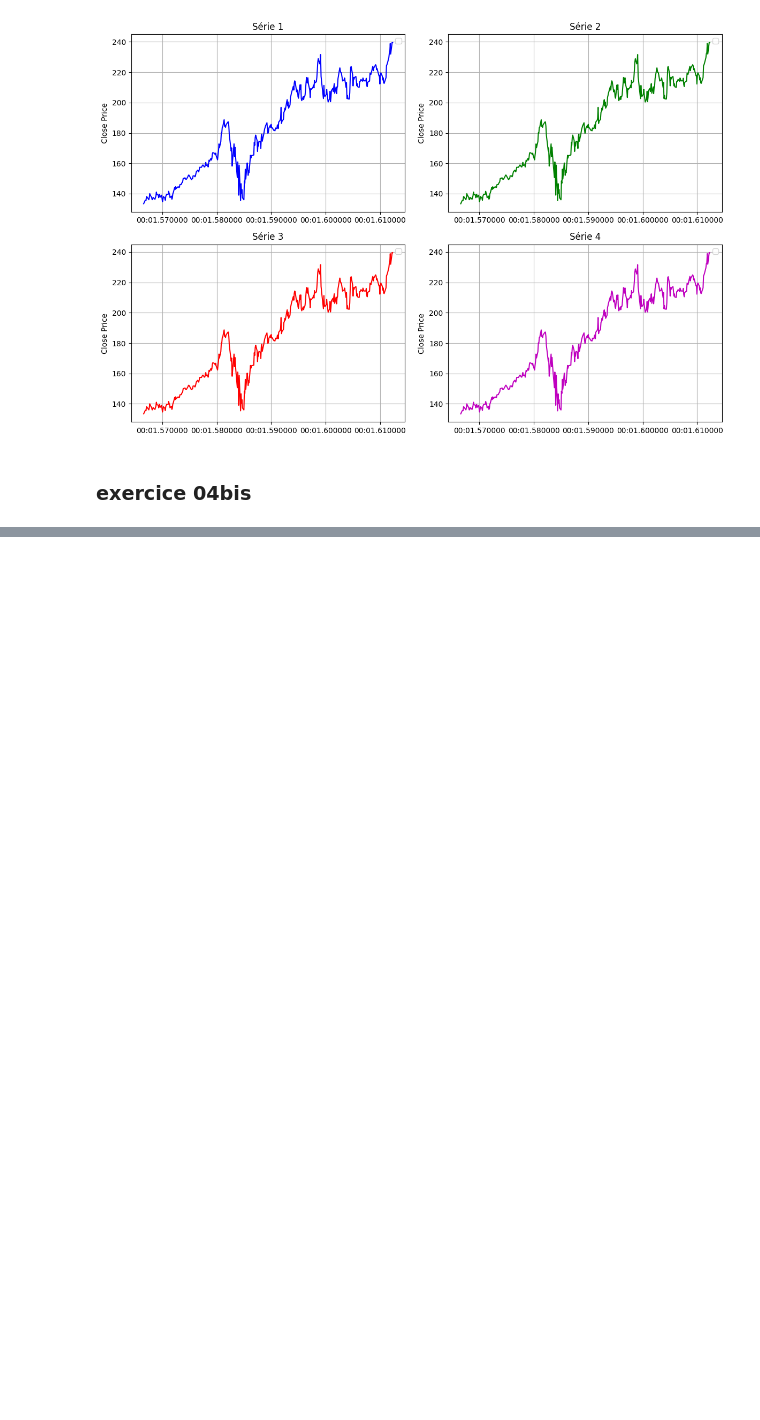
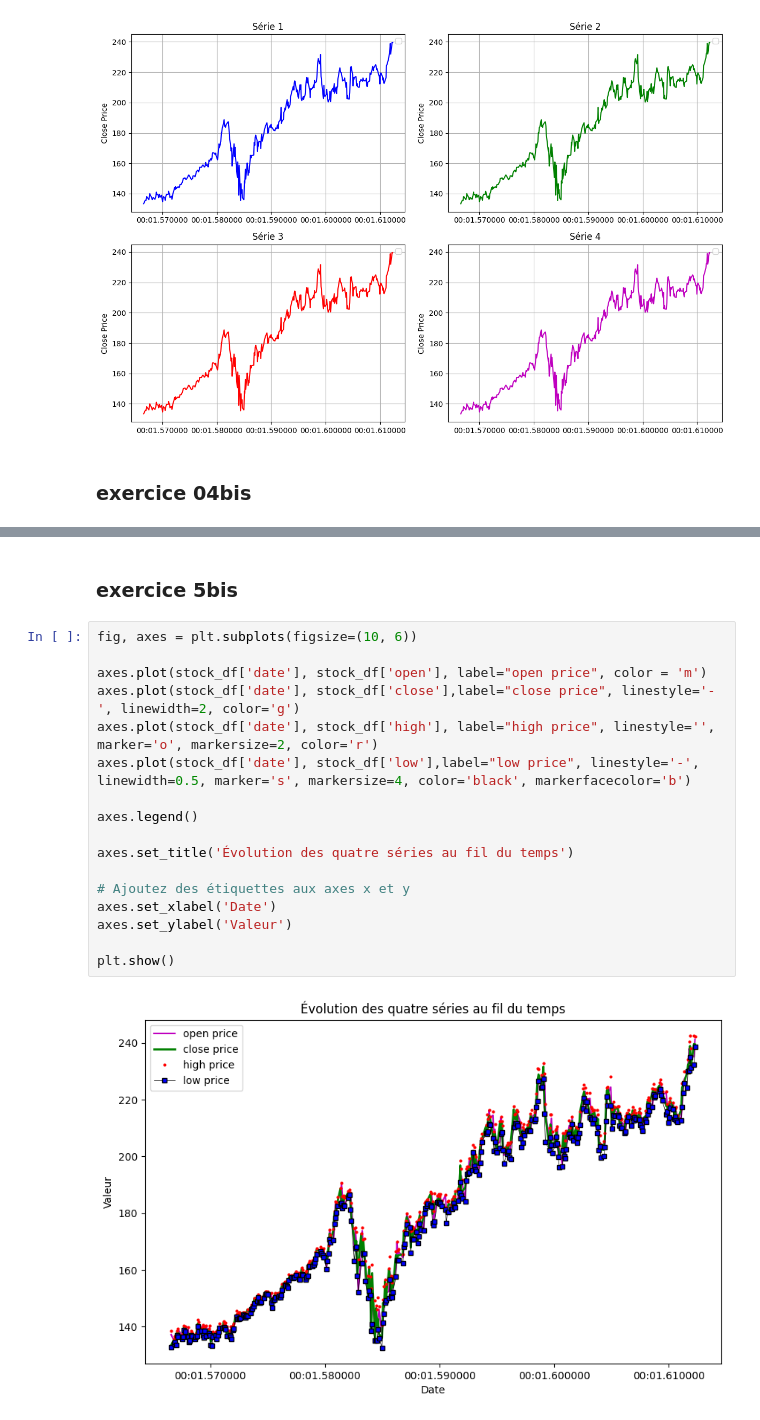
Before and after one commit to Jadesaadouni/Piscine-2024-5, a Jupyter notebook: day05.ipynb, the cells around one changed output, grey strips where cells are left out. Drawn from its saved outputs; the diff is of its cells as text; blank space fills up the shorter version.

```diff
--- a/day05.ipynb
+++ b/day05.ipynb
@@ -341,0 +364,21 @@ NameError: name 'pd' is not defined
+# %% [markdown]
+### exercice 5bis
+# %%
+fig, axes = plt.subplots(figsize=(10, 6))
+
+axes.plot(stock_df['date'], stock_df['open'], label="open price", color = 'm')
+axes.plot(stock_df['date'], stock_df['close'],label="close price", linestyle='-', linewidth=2, color='g')
+axes.plot(stock_df['date'], stock_df['high'], label="high price", linestyle='', marker='o', markersize=2, color='r')
+axes.plot(stock_df['date'], stock_df['low'],label="low price", linestyle='-', linewidth=0.5, marker='s', markersize=4, color='black', markerfacecolor='b')
+
+axes.legend()
+
+axes.set_title('Évolution des quatre séries au fil du temps')
+
+# Ajoutez des étiquettes aux axes x et y
+axes.set_xlabel('Date')
+axes.set_ylabel('Valeur')
+
+plt.show()
+# %% [output]
+[figure, added]
```
Also changed, not shown: parts of 3 cells of this notebook.
